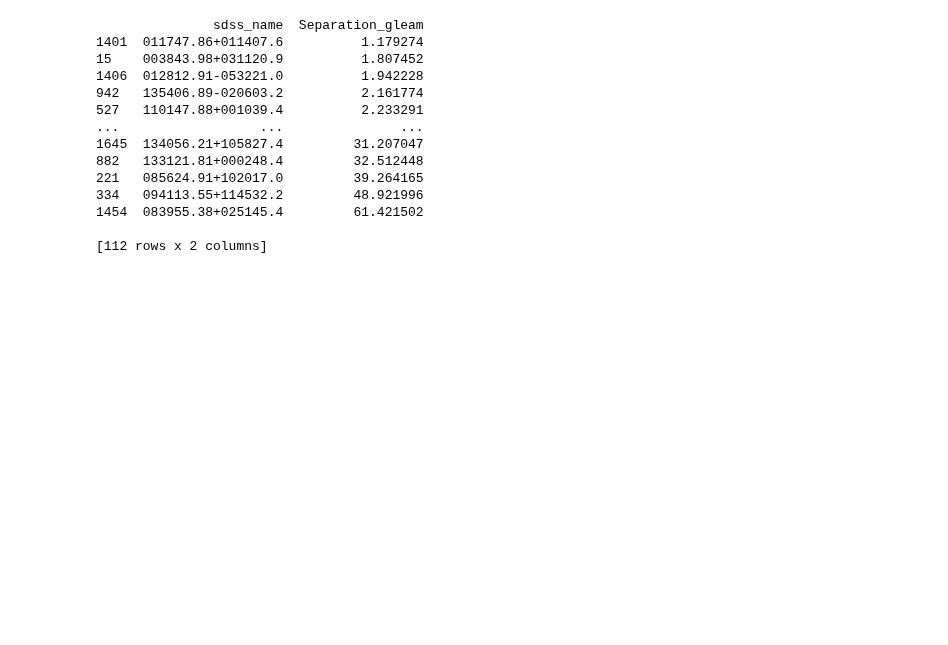
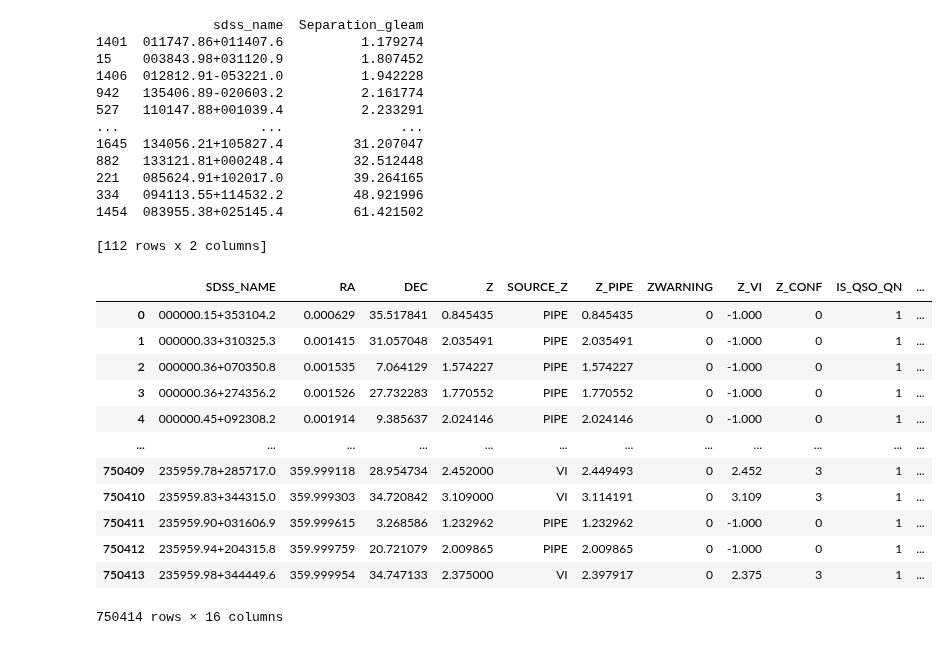
Before and after one commit to ykzhang112233/highz-catalogue, a Jupyter notebook: scripts/0-result_analysis.ipynb, the cells around one changed output. Saved outputs shown, nothing was run; the diff lists cells and outputs as text; code cells hidden in the pictures; blank space fills up the shorter version.

```diff
--- a/scripts/0-result_analysis.ipynb
+++ b/scripts/0-result_analysis.ipynb
@@ -329,3 +320,37 @@ print(test_df)
 1454  083955.38+025145.4         61.421502
 
 [112 rows x 2 columns]
+# %%
+import pandas as pd
+from astropy.io import fits
+import numpy as np
+from astropy.table import Table
+
+# tables to be concatenated
+sdss_galaxy = "../catalogues/dr16_galaxy_all.fits"
+dr16q_short = "tmp_sdss.fits"
+
+with fits.open(sdss_galaxy) as hdul:
+    data = hdul[1].data
+    table_g = Table(data)
+df_g = table_g.to_pandas()
+with fits.open(dr16q_short) as hdul:
+    data = hdul[1].data
+    table_q = Table(data)
+df_q = table_q.to_pandas()
+# %%
+df_q
+# %% [output]
+|  | SDSS_NAME | RA | DEC | Z | SOURCE_Z | Z_PIPE | ZWARNING | Z_VI | Z_CONF | IS_QSO_QN | ... |
+| 0 | 000000.15+353104.2 | 0.000629 | 35.517841 | 0.845435 | PIPE | 0.845435 | 0 | -1.000 | 0 | 1 | ... |
+| 1 | 000000.33+310325.3 | 0.001415 | 31.057048 | 2.035491 | PIPE | 2.035491 | 0 | -1.000 | 0 | 1 | ... |
+| 2 | 000000.36+070350.8 | 0.001535 | 7.064129 | 1.574227 | PIPE | 1.574227 | 0 | -1.000 | 0 | 1 | ... |
+| 3 | 000000.36+274356.2 | 0.001526 | 27.732283 | 1.770552 | PIPE | 1.770552 | 0 | -1.000 | 0 | 1 | ... |
+| 4 | 000000.45+092308.2 | 0.001914 | 9.385637 | 2.024146 | PIPE | 2.024146 | 0 | -1.000 | 0 | 1 | ... |
+| ... | ... | ... | ... | ... | ... | ... | ... | ... | ... | ... | ... |
+| 750409 | 235959.78+285717.0 | 359.999118 | 28.954734 | 2.452000 | VI | 2.449493 | 0 | 2.452 | 3 | 1 | ... |
+| 750410 | 235959.83+344315.0 | 359.999303 | 34.720842 | 3.109000 | VI | 3.114191 | 0 | 3.109 | 3 | 1 | ... |
+| 750411 | 235959.90+031606.9 | 359.999615 | 3.268586 | 1.232962 | PIPE | 1.232962 | 0 | -1.000 | 0 | 1 | ... |
+| 750412 | 235959.94+204315.8 | 359.999759 | 20.721079 | 2.009865 | PIPE | 2.009865 | 0 | -1.000 | 0 | 1 | ... |
+| 750413 | 235959.98+344449.6 | 359.999954 | 34.747133 | 2.375000 | VI | 2.397917 | 0 | 2.375 | 3 | 1 | ... |
+750414 rows × 16 columns
```
Also changed, not shown: parts of 8 cells of this notebook.
